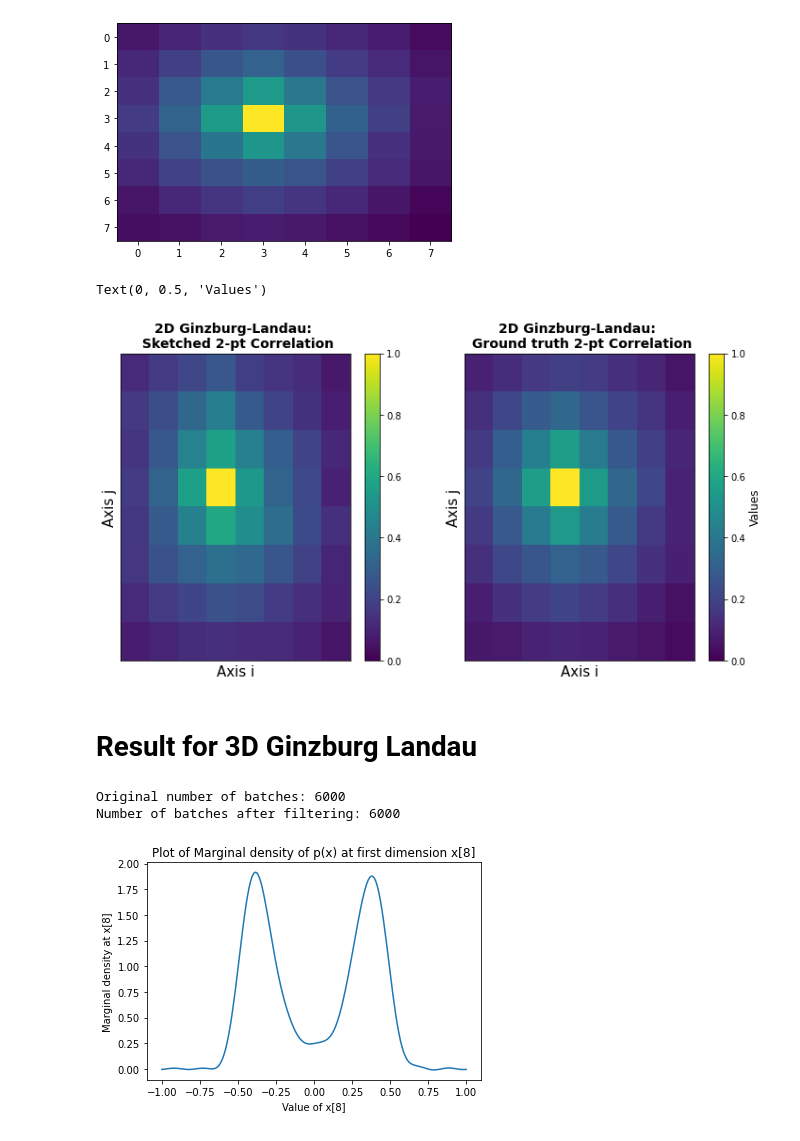
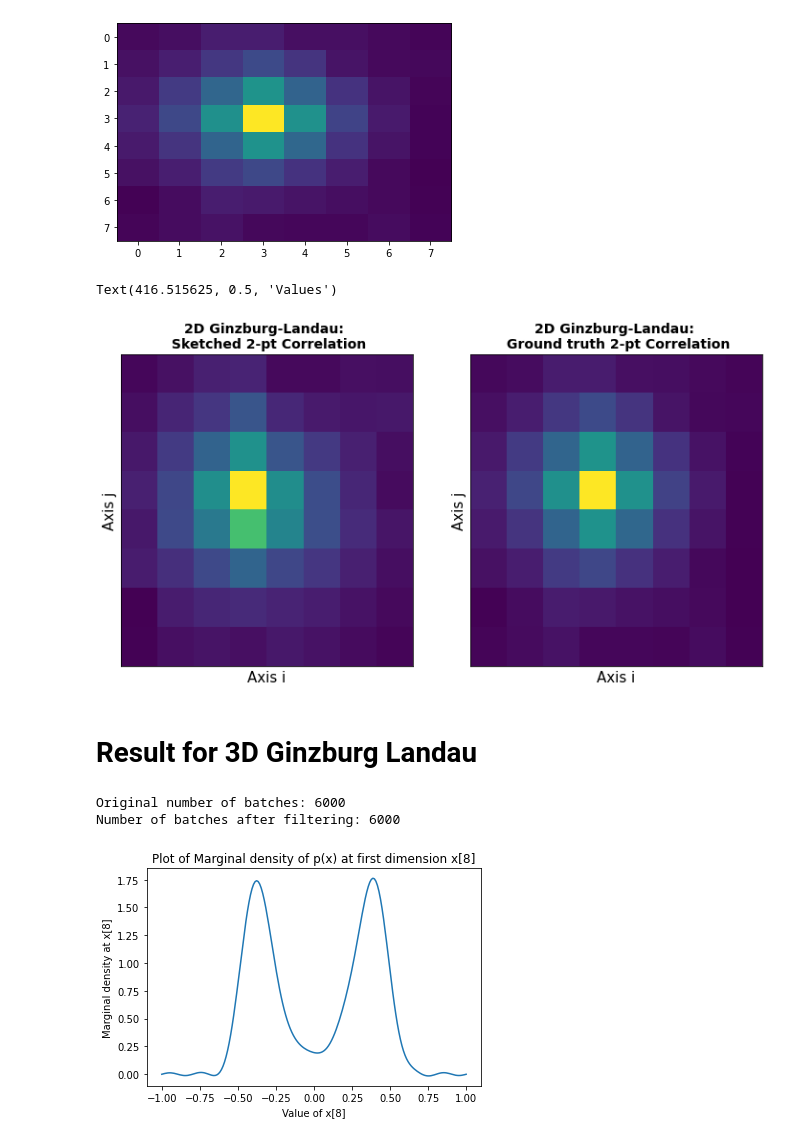
Before and after one commit to Xun-Tang123/Fokker_planck_with_FHT, a Jupyter notebook: Sketching_script.ipynb, the cells around one changed output. Drawn from its saved outputs; the diff is of its cells as text; code cells hidden in the pictures.

```diff
--- a/Sketching_script.ipynb
+++ b/Sketching_script.ipynb
@@ -30,7 +30,7 @@ s = dict()
 r_level = 6 + 0*np.arange(L,0, -1)
 # r_level[0] = 10
 # r_level[1] = 10
-s_level = 15 + 0*np.arange(L,0, -1)
+s_level = 5 + 0*np.arange(L,0, -1)
 # s_level[0] += 5
 
 
@@ -374,7 +374,7 @@ import matplotlib.pyplot as plt
 
 
 # Parameters for columns
-col1, col2 = 59, 15
+col1, col2 = 15, 20
 
 # Create a grid
 n_grid = 80
@@ -494,37 +494,35 @@ sketched_correlation = np.zeros([dim_2d, dim_2d])
 true_correlation_interlaced = two_pt_correlation(y_2d, dim=col1)
 for i in range(dim_2d):
     for j in range(dim_2d):
-        true_correlation[i, j] = true_correlation_interlaced[interlace(i, j, l = 3)]
-        sketched_correlation_1[i, j] = correlations_list[0][interlace(i, j, l = 3)]
+        true_correlation[i, j] = true_correlation_interlaced[interlace(i, j, l = 4)]
+        sketched_correlation[i, j] = correlations_list[0][interlace(i, j, l = 4)]
 # %%
 fig, axs = plt.subplots(1, 2, figsize=(12, 6))
 
 # Plot the second heatmap
-axs[0].imshow(sketched_correlation_1, aspect='auto', cmap='viridis', vmin=0, vmax=1)
+axs[0].imshow(sketched_correlation, aspect='auto', cmap='viridis', vmin=0, vmax=1)
 axs[0].set_title('2D Ginzburg-Landau: \n Sketched 2-pt Correlation', fontsize=14, fontweight='bold')
 axs[0].set_xticks([])
 axs[0].set_xlabel('Axis i', fontsize=15)
 axs[0].set_ylabel('Axis j', fontsize=15)
 
 axs[0].set_yticks([])
-cbar = fig.colorbar(sketched_correlation_image, ax=axs[0], orientation='vertical')
 
 # Plot the third heatmap
 axs[1].imshow(true_correlation, aspect='auto', cmap='viridis', vmin=0, vmax=1)
 axs[1].set_title('2D Ginzburg-Landau: \n Ground truth 2-pt Correlation', fontsize=14, fontweight='bold')
 axs[1].set_xticks([])
 axs[1].set_yticks([])
 axs[1].set_xlabel('Axis i', fontsize=15)
 axs[1].set_ylabel('Axis j', fontsize=15)
 
 # Create a single colorbar for all subplots
-cbar = fig.colorbar(sketched_correlation_image, ax=axs[1], orientation='vertical')
 cbar.ax.set_ylabel('Values', fontsize=12)
 
 # plt.savefig(f"2D_GZ_2_pt_correlation_{d}.pdf", format="pdf", dpi=300)
 # %% [output]
-Text(0, 0.5, 'Values')
+Text(416.515625, 0.5, 'Values')
-[figure, old version]
+[figure, new version]
 # %% [markdown]
 # Result for 3D Ginzburg Landau
 # %%
@@ -594,7 +592,7 @@ s = dict()
 r_level = 8 + 0*np.arange(L,0, -1)
 r_level[0] = 10
 r_level[1] = 10
-s_level = 5 + 4*np.arange(L,0, -1)
+s_level = 5 + 1*np.arange(L,0, -1)
 s_level[0] += 5
 
 
@@ -638,7 +636,7 @@ plt.show()
 # %% [output]
 Original number of batches: 6000
 Number of batches after filtering: 6000
-[figure, old version]
+[figure, new version]
 # %%
 import numpy as np
 import matplotlib.pyplot as plt
```
Also changed, not shown: parts of 6 cells of this notebook, 1 other file.
